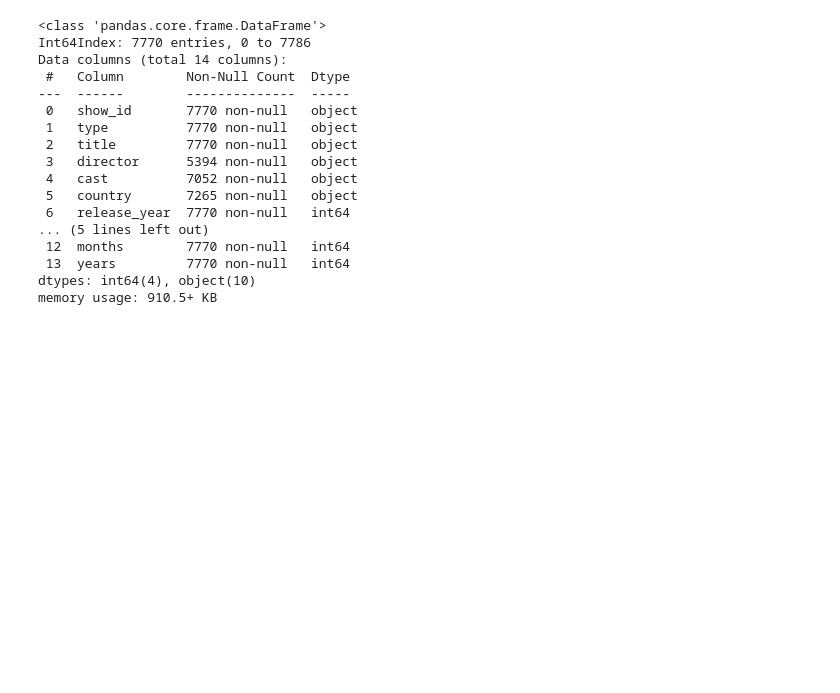
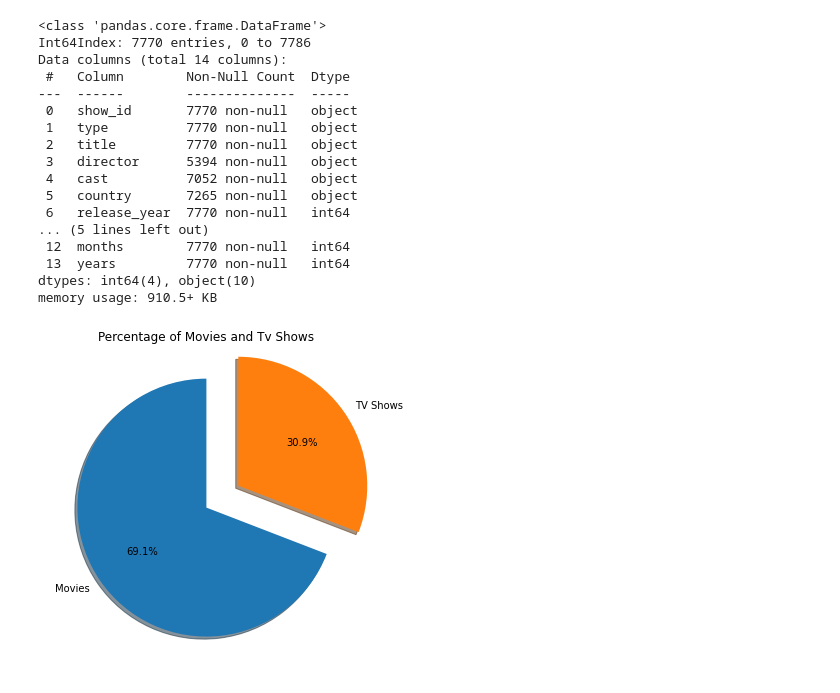
Before and after one commit to techsidh/netflix-movie-and-tv-shows-clustering, a Jupyter notebook: Capstone_Project_NETFLIX_MOVIE_AND_TV_SHOWS_CLUSTERINg.ipynb, the cells around one changed output. Saved outputs shown, nothing was run; the diff lists cells and outputs as text; code cells hidden in the pictures; blank space fills up the shorter version.

```diff
--- a/Capstone_Project_NETFLIX_MOVIE_AND_TV_SHOWS_CLUSTERINg.ipynb
+++ b/Capstone_Project_NETFLIX_MOVIE_AND_TV_SHOWS_CLUSTERINg.ipynb
@@ -230,3 +234,13 @@ counter_list = Counter(casts).most_common(5)
 most_commen_actors = [i for i in counter_list if i[0] != ""]
 labels = [i[0] for i in most_commen_actors][::-1]
 values = [i[1] for i in most_commen_actors][::-1]
+# %%
+# Pie chart of type percentages
+plt.figure(figsize = (10,5))
+plt.pie([movies_per, tvshows_per], explode=(0, 0.3,), labels=["Movies", "TV Shows"], autopct='%1.1f%%',shadow=True, startangle=90)
+plt.title('Percentage of Movies and Tv Shows')
+plt.tight_layout()
+
+plt.show()
+# %% [output]
+[figure, added]
```
Also changed, not shown: parts of 14 cells of this notebook.
